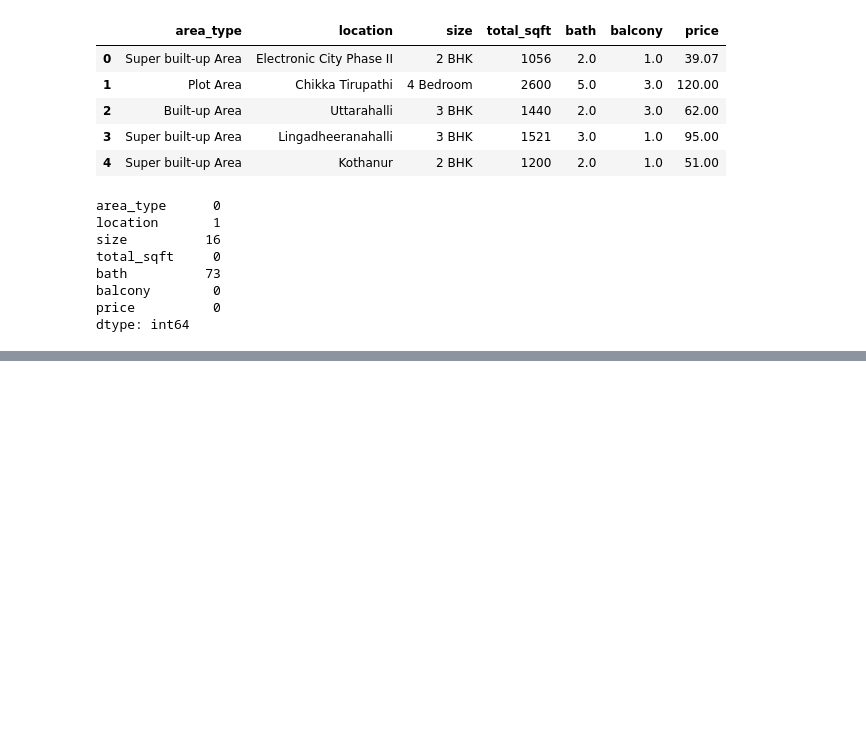
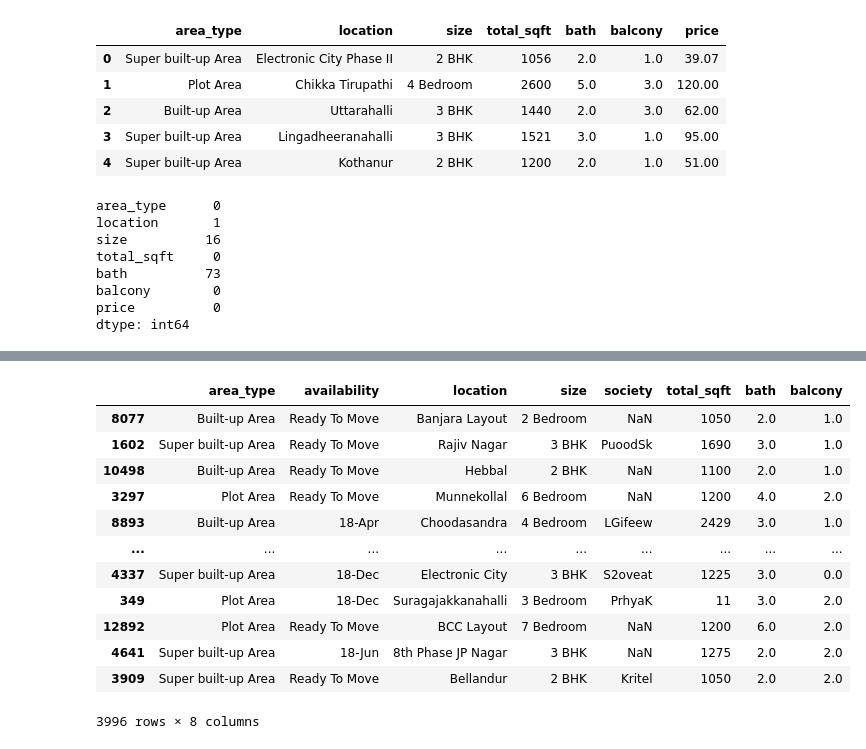
Before and after one commit to ankittrajj/ML2-4, a Jupyter notebook: Encodingpart2 + analysis.ipynb, the cells around one changed output, grey strips where cells are left out. Drawn from its saved outputs; the diff is of its cells as text; code cells hidden in the pictures; blank space fills up the shorter version.

```diff
--- a/Encodingpart2 + analysis.ipynb
+++ b/Encodingpart2 + analysis.ipynb
@@ -265,0 +367,16 @@ dtype: int64
+# %%
+X_test
+# %% [output]
+|  | area_type | availability | location | size | society | total_sqft | bath | balcony |
+| 8077 | Built-up Area | Ready To Move | Banjara Layout | 2 Bedroom | NaN | 1050 | 2.0 | 1.0 |
+| 1602 | Super built-up Area | Ready To Move | Rajiv Nagar | 3 BHK | PuoodSk | 1690 | 3.0 | 1.0 |
+| 10498 | Built-up Area | Ready To Move | Hebbal | 2 BHK | NaN | 1100 | 2.0 | 1.0 |
+| 3297 | Plot Area | Ready To Move | Munnekollal | 6 Bedroom | NaN | 1200 | 4.0 | 2.0 |
+| 8893 | Built-up Area | 18-Apr | Choodasandra | 4 Bedroom | LGifeew | 2429 | 3.0 | 1.0 |
+| ... | ... | ... | ... | ... | ... | ... | ... | ... |
+| 4337 | Super built-up Area | 18-Dec | Electronic City | 3 BHK | S2oveat | 1225 | 3.0 | 0.0 |
+| 349 | Plot Area | 18-Dec | Suragajakkanahalli | 3 Bedroom | PrhyaK | 11 | 3.0 | 2.0 |
+| 12892 | Plot Area | Ready To Move | BCC Layout | 7 Bedroom | NaN | 1200 | 6.0 | 2.0 |
+| 4641 | Super built-up Area | 18-Jun | 8th Phase JP Nagar | 3 BHK | NaN | 1275 | 2.0 | 2.0 |
+| 3909 | Super built-up Area | Ready To Move | Bellandur | 2 BHK | Kritel | 1050 | 2.0 | 2.0 |
+3996 rows × 8 columns
```
Also changed, not shown: parts of 35 cells of this notebook.
